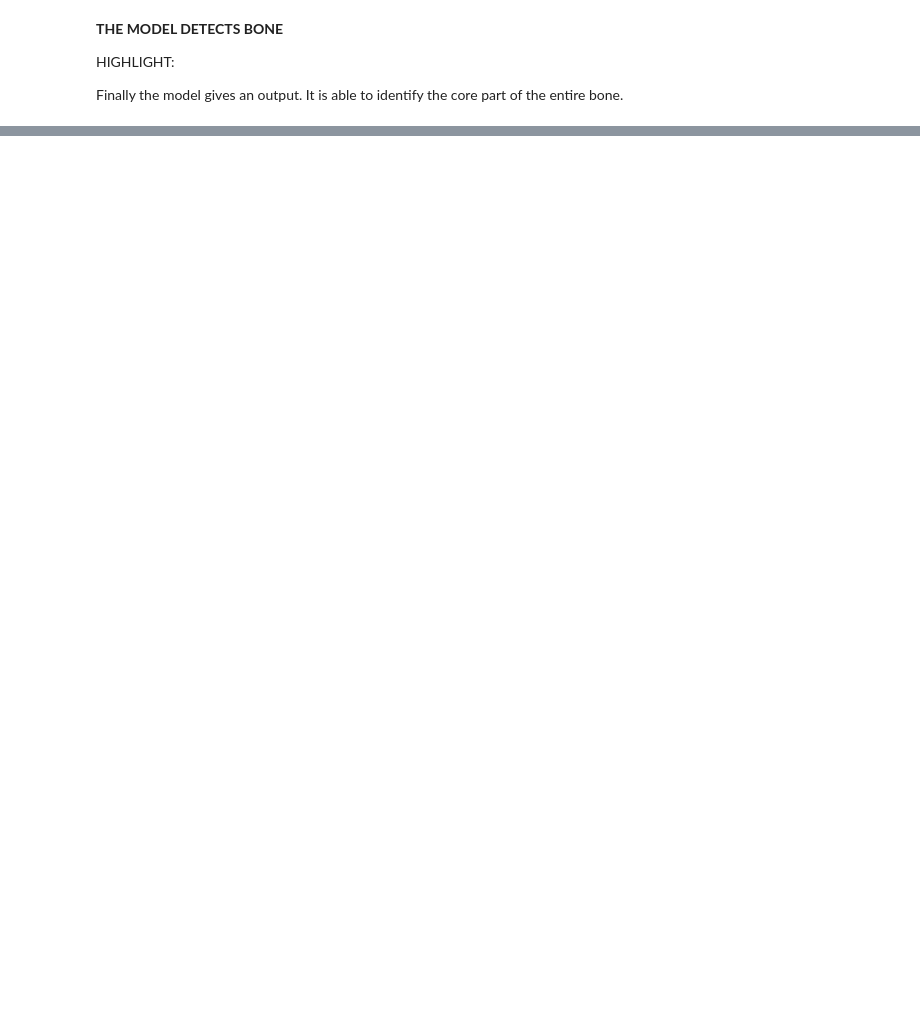
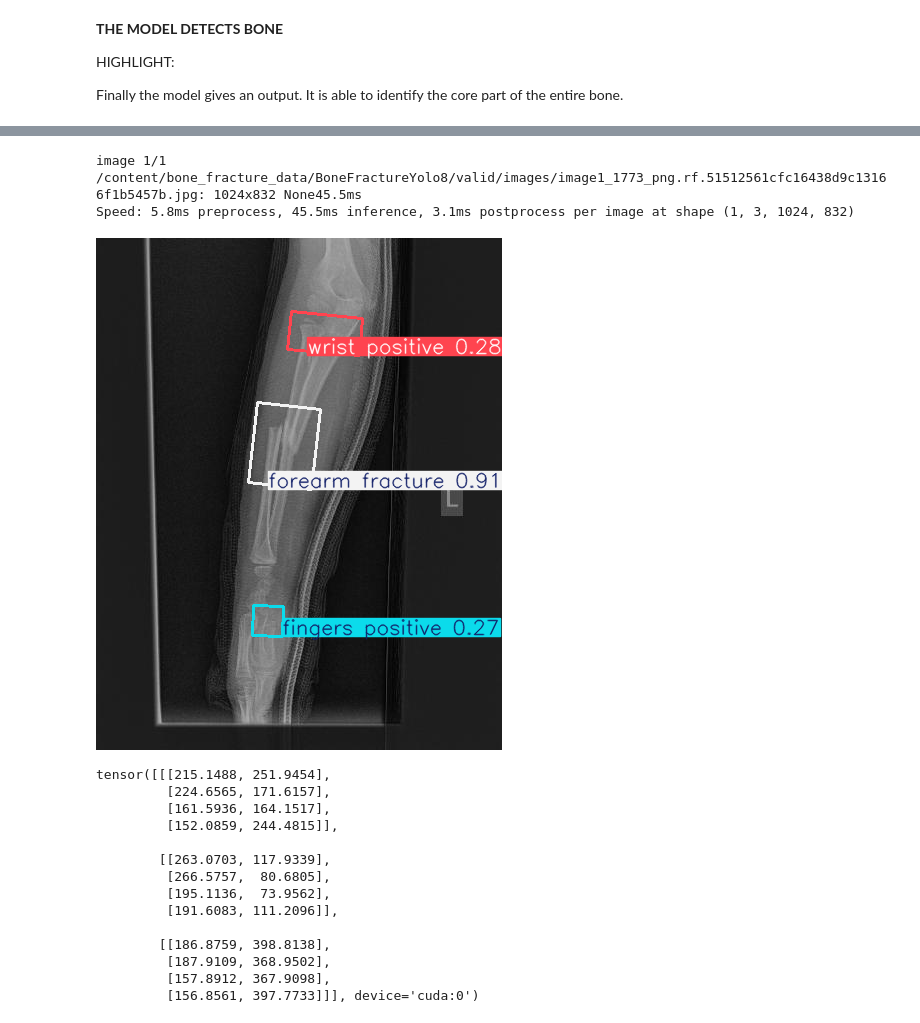
Before and after one commit to aristocrat71/Bone.ai, a Jupyter notebook: models/Locator.ipynb, the cells around one changed output, grey strips where cells are left out. Cells and saved outputs as stored; diff of their text form; code cells hidden in the pictures; blank space fills up the shorter version.

```diff
--- a/models/Locator.ipynb
+++ b/models/Locator.ipynb
@@ -426,3 +326,8 @@ results[0].save('/content/bone_fracture_data/BoneFractureYolo8/annotated_image_s
 HIGHLIGHT:
 
 Finally the model gives an output. It is able to identify the core part of the entire bone.
+# %%
+import os
+from ultralytics import YOLO
+
+model=YOLO("yolov8n-obb.pt")
@@ -428,0 +339,2 @@ Finally the model gives an output. It is able to identify the core part of the e
+# %%
+result = model.train(data="/content/bone_fracture_data/BoneFractureYolo8/data.yaml", epochs=30, device=0)
@@ -428,0 +390,31 @@ Finally the model gives an output. It is able to identify the core part of the e
+# %%
+import matplotlib.pyplot as plt
+import numpy as np
+model = YOLO("/content/runs/obb/train/weights/best.pt")
+source = "/content/bone_fracture_data/BoneFractureYolo8/valid/images/image1_1773_png.rf.51512561cfc16438d9c13166f1b5457b.jpg"
+results = model(source, box=0)  # Run inference with standard bounding boxes
+for result in results:
+    result.show()  # Show annotated image
+
+    # Extract OBB information (if available)
+    if result.obb is not None:
+        obb_results = result.obb.xyxyxyxy  # OBB coordinates in xywh format
+        print(obb_results)
+# %% [output]
+image 1/1 /content/bone_fracture_data/BoneFractureYolo8/valid/images/image1_1773_png.rf.51512561cfc16438d9c13166f1b5457b.jpg: 1024x832 None45.5ms
+Speed: 5.8ms preprocess, 45.5ms inference, 3.1ms postprocess per image at shape (1, 3, 1024, 832)
+[figure, added]
+tensor([[[215.1488, 251.9454],
+         [224.6565, 171.6157],
+         [161.5936, 164.1517],
+         [152.0859, 244.4815]],
+
+        [[263.0703, 117.9339],
+         [266.5757,  80.6805],
+         [195.1136,  73.9562],
+         [191.6083, 111.2096]],
+
+        [[186.8759, 398.8138],
+         [187.9109, 368.9502],
+         [157.8912, 367.9098],
+         [156.8561, 397.7733]]], device='cuda:0')
```
Also changed, not shown: parts of 18 cells of this notebook.
